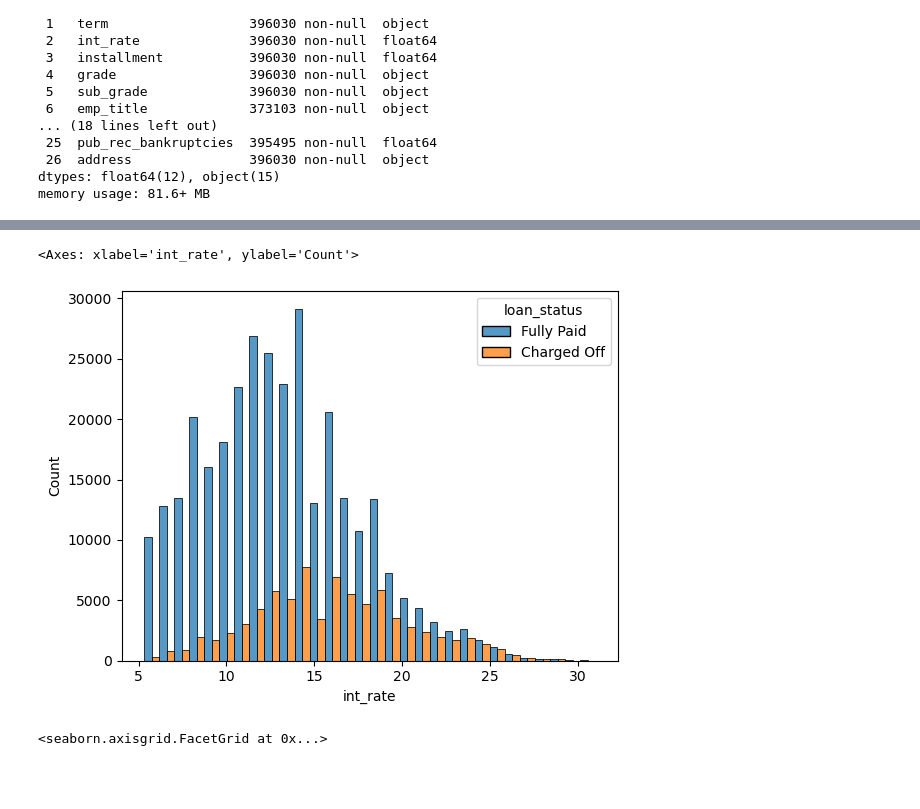
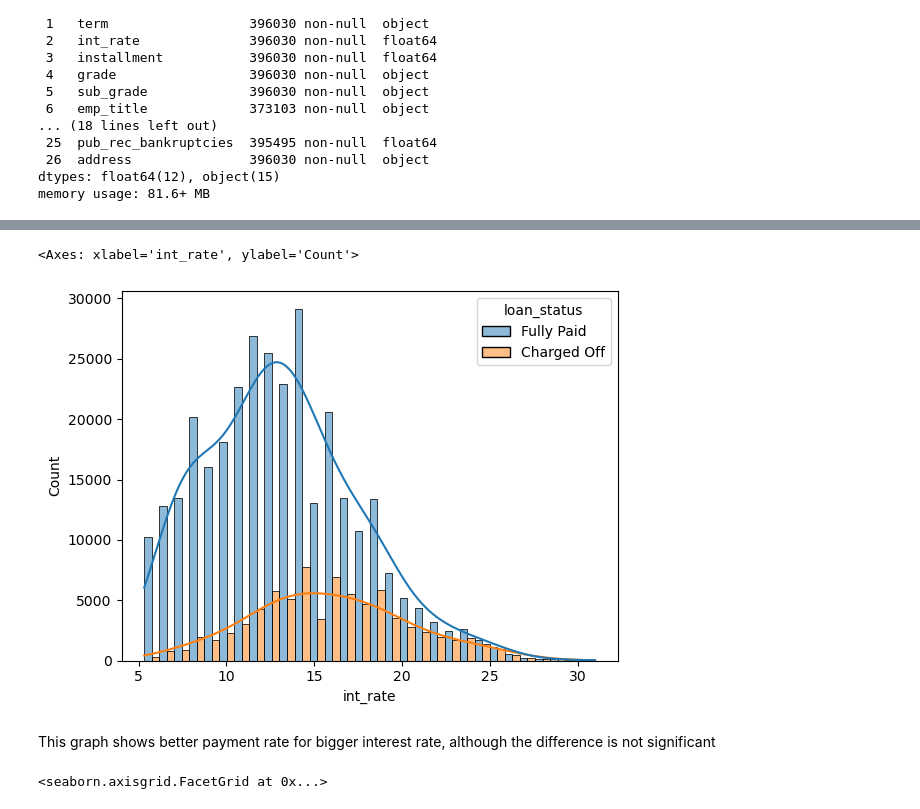
Before and after one commit to Calesua/LendingClub_Analytics-NN-Tensorflow-, a Jupyter notebook: Keras Project Solo.ipynb, the cells around one changed output, grey strips where cells are left out. Saved outputs shown, nothing was run; the diff lists cells and outputs as text; code cells hidden in the pictures; blank space fills up the shorter version.

```diff
--- a/Keras Project Solo.ipynb
+++ b/Keras Project Solo.ipynb
@@ -32,8 +23,8 @@ import numpy as np
 import pandas as pd                          # Allows working with dataframes
 import matplotlib.pyplot as plt              # Graphics package
 import seaborn as sns                        # Enhanced graphics package
-sns.set_style='darkgrid'
-%matplotlib inline
-from datetime import datetime as dt
+sns.set_style('darkgrid')
+
+#from datetime import datetime as dt
 
 import re                                    #regex(regular expression) module
@@ -169,6 +105,9 @@ g.map(plt.hist,'int_rate')
 # %%
-sns.histplot(lc_loan, x='int_rate',hue='loan_status', multiple='dodge', bins=30)
+# Distribution with respect to the interest rate and clusterized by payment status
+sns.histplot(lc_loan, x='int_rate',hue='loan_status', multiple='dodge', bins=30, kde=True, kde_kws={'bw_adjust':4})
 # %% [output]
 <Axes: xlabel='int_rate', ylabel='Count'>
-[figure, old version]
+[figure, new version]
+# %% [markdown]
+This graph shows better payment rate for bigger interest rate, although the difference is not significant
 # %%
```
Also changed, not shown: parts of 25 cells of this notebook.
